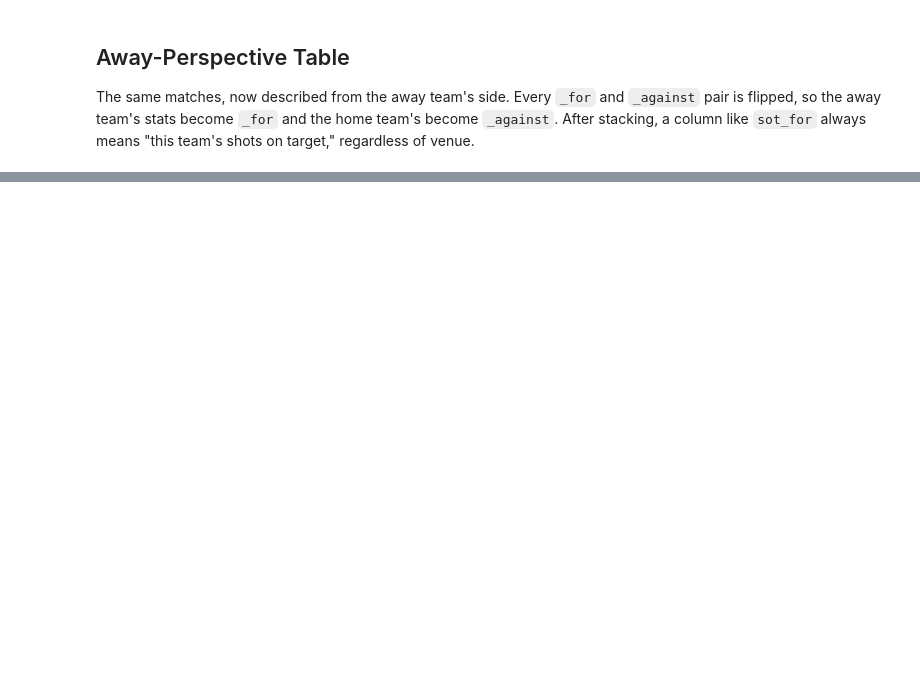
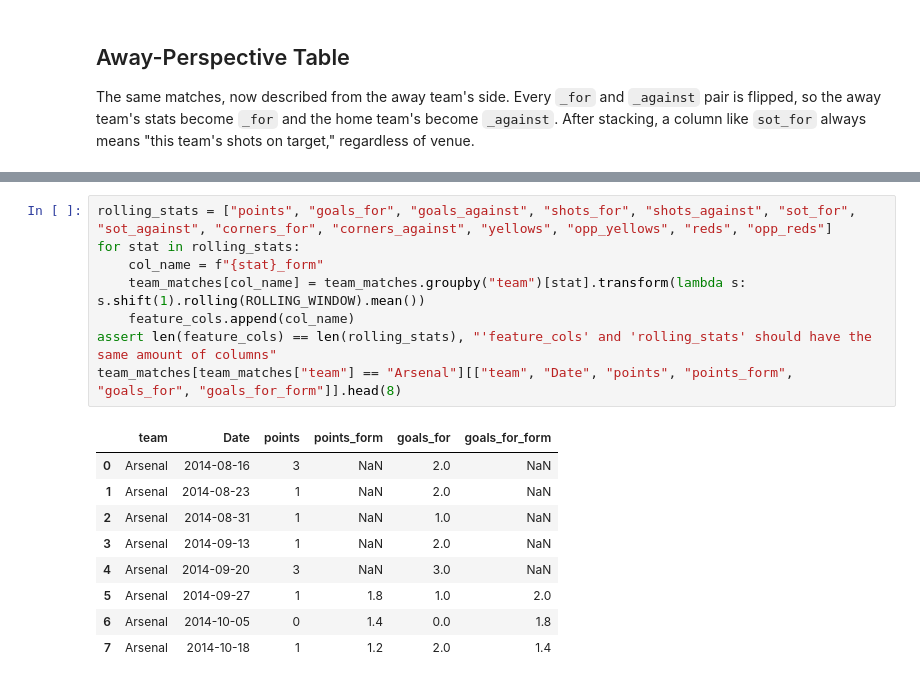
Before and after one commit to brodieflaherty/Premier-League-Soccer-Match-Predictor, a Jupyter notebook: notebooks/02_feature_engineering.ipynb, the cells around one changed output, grey strips where cells are left out. Drawn from its saved outputs; the diff is of its cells as text; blank space fills up the shorter version.

```diff
--- a/notebooks/02_feature_engineering.ipynb
+++ b/notebooks/02_feature_engineering.ipynb
@@ -53,0 +96,18 @@ assert list(away_view.columns) == list(home_view.columns), "Home and away view c
+# %%
+rolling_stats = ["points", "goals_for", "goals_against", "shots_for", "shots_against", "sot_for", "sot_against", "corners_for", "corners_against", "yellows", "opp_yellows", "reds", "opp_reds"]
+for stat in rolling_stats:
+    col_name = f"{stat}_form"
+    team_matches[col_name] = team_matches.groupby("team")[stat].transform(lambda s: s.shift(1).rolling(ROLLING_WINDOW).mean())
+    feature_cols.append(col_name)
+assert len(feature_cols) == len(rolling_stats), "'feature_cols' and 'rolling_stats' should have the same amount of columns"
+team_matches[team_matches["team"] == "Arsenal"][["team", "Date", "points", "points_form", "goals_for", "goals_for_form"]].head(8)
+# %% [output]
+|  | team | Date | points | points_form | goals_for | goals_for_form |
+| 0 | Arsenal | 2014-08-16 | 3 | NaN | 2.0 | NaN |
+| 1 | Arsenal | 2014-08-23 | 1 | NaN | 2.0 | NaN |
+| 2 | Arsenal | 2014-08-31 | 1 | NaN | 1.0 | NaN |
+| 3 | Arsenal | 2014-09-13 | 1 | NaN | 2.0 | NaN |
+| 4 | Arsenal | 2014-09-20 | 3 | NaN | 3.0 | NaN |
+| 5 | Arsenal | 2014-09-27 | 1 | 1.8 | 1.0 | 2.0 |
+| 6 | Arsenal | 2014-10-05 | 0 | 1.4 | 0.0 | 1.8 |
+| 7 | Arsenal | 2014-10-18 | 1 | 1.2 | 2.0 | 1.4 |
```
Also changed, not shown: parts of 11 cells of this notebook.
